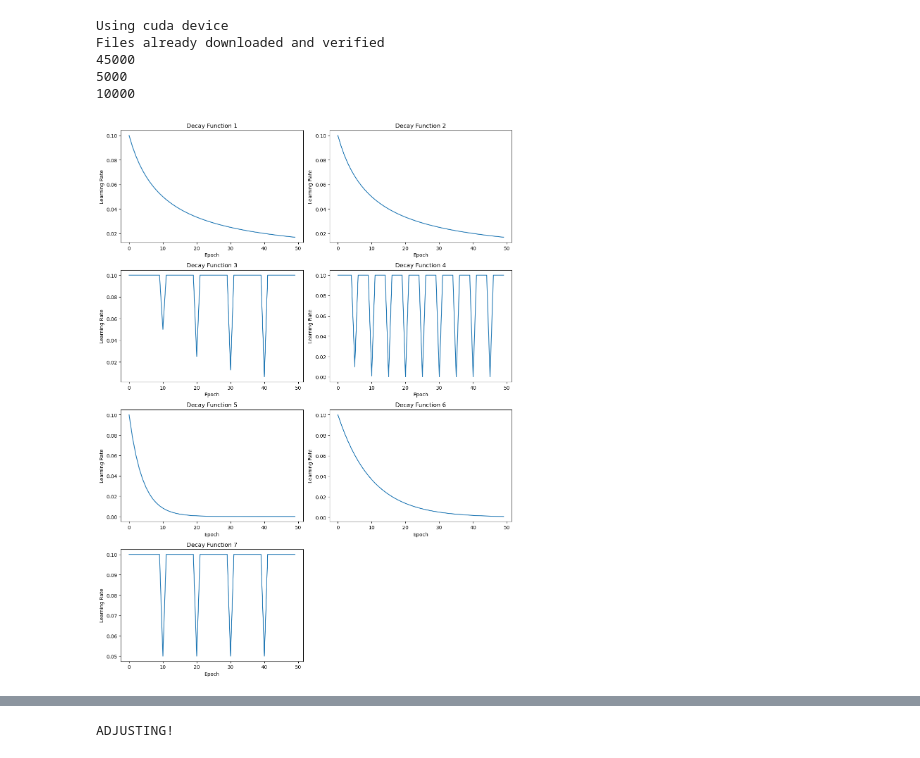
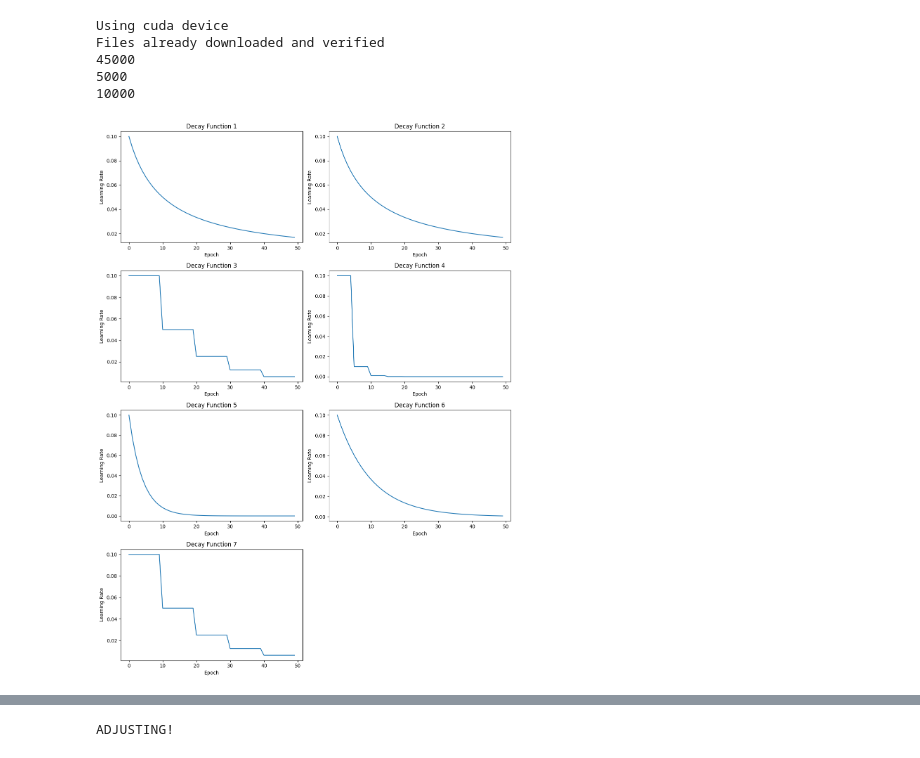
Before and after one commit to raymondfdavey/MSc_2024_NN_ASSESSMENT, a Jupyter notebook: test_lr_decay.ipynb, the cells around one changed output, grey strips where cells are left out. Saved outputs shown, nothing was run; the diff lists cells and outputs as text; code cells hidden in the pictures.

```diff
--- a/test_lr_decay.ipynb
+++ b/test_lr_decay.ipynb
@@ -81,17 +81,13 @@ def adjust_learning_rate_2(epoch, initial_lr=0.1, decay_rate=0.1):
     return new_lr
 
 def adjust_learning_rate_3(epoch, initial_lr=0.1, decay_interval=10, decay_rate=0.5):
-    if epoch % decay_interval == 0 and epoch != 0:
-        new_lr = initial_lr * (decay_rate ** (epoch // decay_interval))
-    else:
-        new_lr = initial_lr
+    num_decays = epoch // decay_interval
+    new_lr = initial_lr * (decay_rate ** num_decays)
     return new_lr
 
 def adjust_learning_rate_4(epoch, initial_lr=0.1, decay_interval=5, decay_rate=0.1):
-    if epoch % decay_interval == 0 and epoch != 0:
-        new_lr = initial_lr * (decay_rate ** (epoch // decay_interval))
-    else:
-        new_lr = initial_lr
+    num_decays = epoch // decay_interval
+    new_lr = initial_lr * (decay_rate ** num_decays)
     return new_lr
 
 def adjust_learning_rate_5(epoch, initial_lr=0.1, decay_rate=0.25):
@@ -103,10 +99,8 @@ def adjust_learning_rate_6(epoch, initial_lr=0.1, decay_rate=0.1):
     return new_lr
 
 def adjust_learning_rate_7(epoch, initial_lr=0.1, decay_interval=10, decay_rate=0.5):
-    if epoch % decay_interval == 0 and epoch != 0:
-        new_lr = initial_lr * decay_rate
-    else:
-        new_lr = initial_lr
+    num_decays = epoch // decay_interval
+    new_lr = initial_lr * (decay_rate ** num_decays)
     return new_lr
 
 num_epochs = 50
@@ -136,34 +130,34 @@ axs[1].set_ylabel('Learning Rate')
 axs[2].plot(range(num_epochs), lr_func_3)
 axs[2].set_title('Decay Function 3')
 axs[2].set_xlabel('Epoch')
 axs[2].set_ylabel('Learning Rate')
 
 axs[3].plot(range(num_epochs), lr_func_4)
 axs[3].set_title('Decay Function 4')
 axs[3].set_xlabel('Epoch')
 axs[3].set_ylabel('Learning Rate')
 
 axs[4].plot(range(num_epochs), lr_func_5)
 axs[4].set_title('Decay Function 5')
 axs[4].set_xlabel('Epoch')
 axs[4].set_ylabel('Learning Rate')
 
 axs[5].plot(range(num_epochs), lr_func_6)
 axs[5].set_title('Decay Function 6')
 axs[5].set_xlabel('Epoch')
 axs[5].set_ylabel('Learning Rate')
 
 axs[6].plot(range(num_epochs), lr_func_7)
 axs[6].set_title('Decay Function 7')
 axs[6].set_xlabel('Epoch')
 axs[6].set_ylabel('Learning Rate')
 
 axs[7].axis('off')  # Remove the empty subplot
 
 plt.tight_layout()
 plt.show()
 # %% [output]
-[figure, old version]
+[figure, new version]
 # %%
 imp
 # %%
```
Also changed, not shown: 5 other files.
